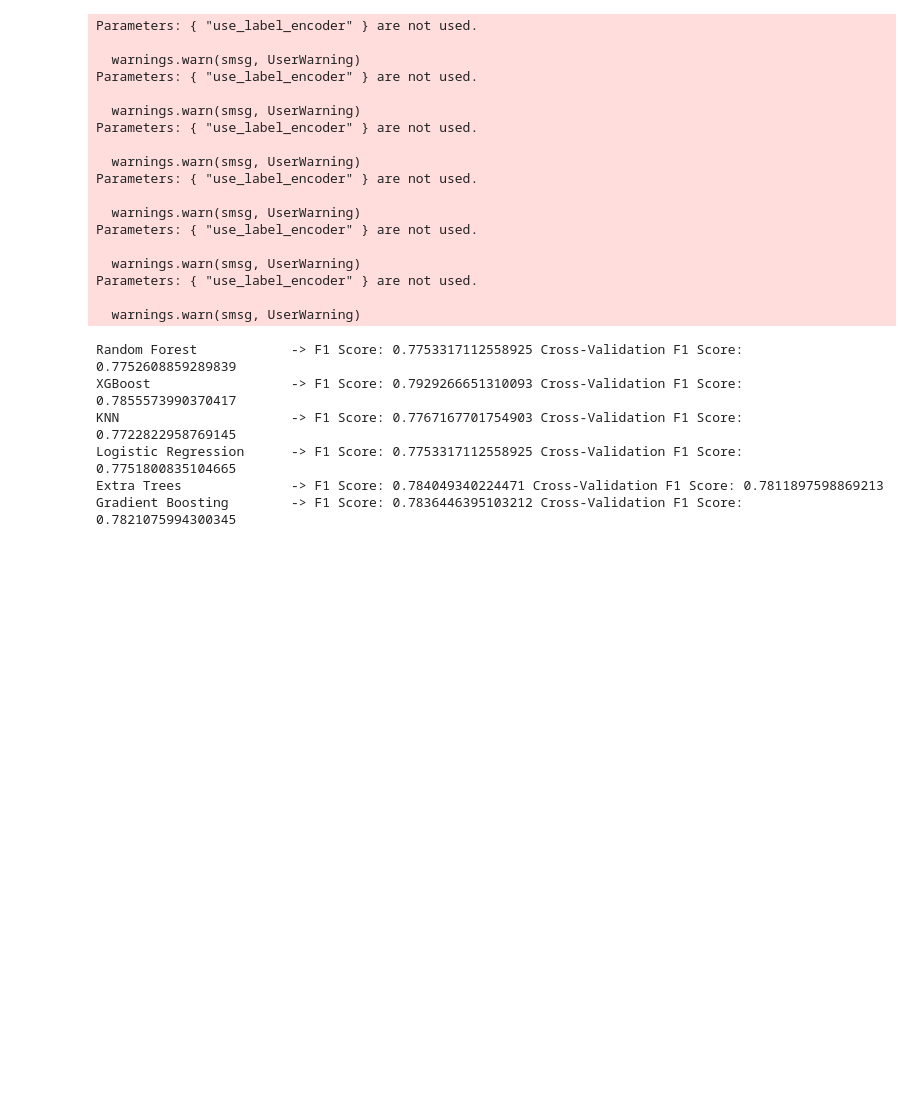
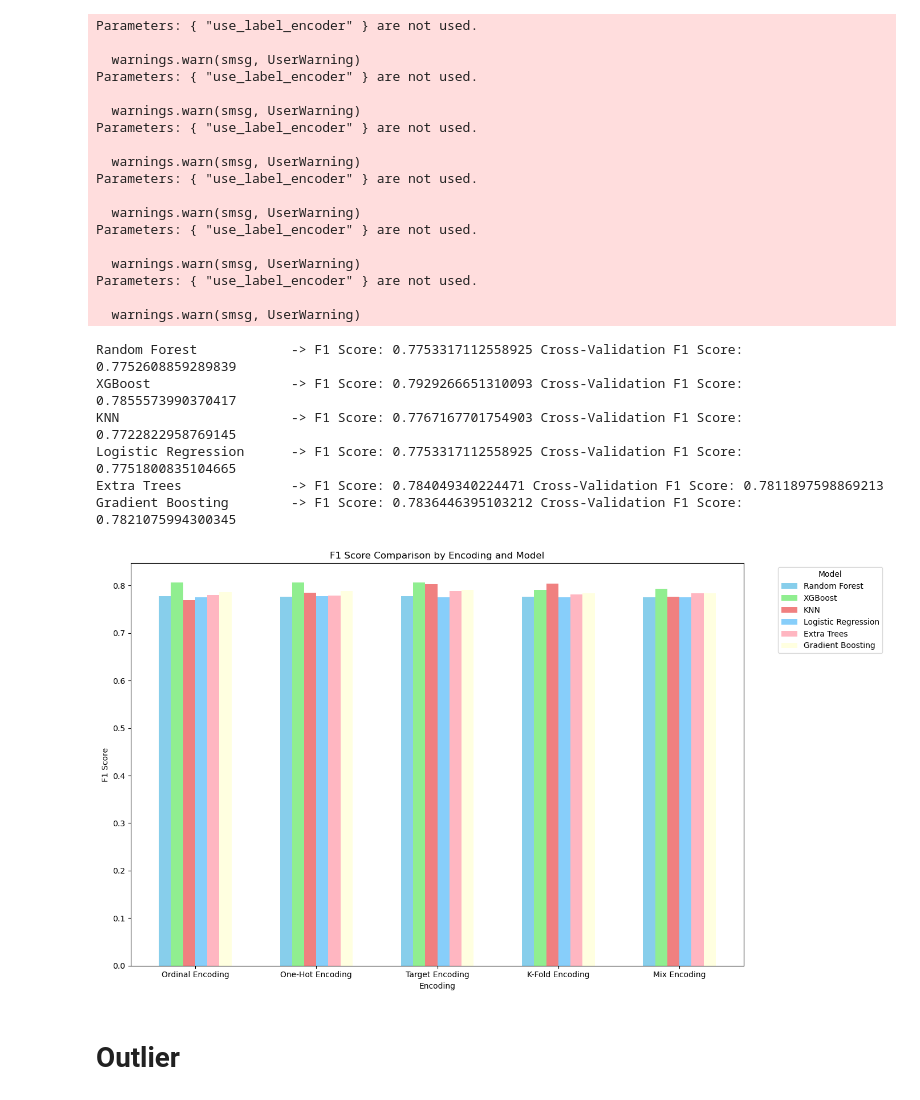
Before and after one commit to ahmadnafi30/3-AhmadNafiMubarok_OrieAbyanMaulana, a Jupyter notebook: code/modeling_vO.ipynb, the cells around one changed output. Saved outputs shown, nothing was run; the diff lists cells and outputs as text; code cells hidden in the pictures; blank space fills up the shorter version.

Commit message:
add outlier

```diff
--- a/code/modeling_vO.ipynb
+++ b/code/modeling_vO.ipynb
@@ -64,5 +64,5 @@ from sklearn.linear_model import LassoCV
 # %% [markdown]
 # Ordinal Encoding
 # %%
-df_encoded_label = pd.read_csv('../datasets/encoded_label.csv')
+df_encoded_ordinal = pd.read_csv('../datasets/encoded_label.csv')
 # %%
@@ -100,8 +100,8 @@ df_encoded_label.isnull().sum().sum()
 # %% [output]
 0
 # %%
-X = df_encoded_label.drop(columns=['Accident_severity'])
-y = df_encoded_label['Accident_severity']
+X = df_encoded_ordinal.drop(columns=['Accident_severity'])
+y = df_encoded_ordinal['Accident_severity']
 
 X_train, X_test, y_train, y_test = train_test_split(X, y, test_size=0.2, random_state=42, stratify=y)
 # %%
@@ -947,0 +927,46 @@ plt.show()
+# %%
+import matplotlib.pyplot as plt
+import numpy as np
+
+# Data
+encodings = ['Ordinal Encoding', 'One-Hot Encoding', 'Target Encoding', 'K-Fold Encoding', 'Mix Encoding']
+models = ['Random Forest', 'XGBoost', 'KNN', 'Logistic Regression', 'Extra Trees', 'Gradient Boosting']
+
+# F1 scores untuk setiap model di bawah encoding yang sesuai
+f1_scores = {
+    'Ordinal Encoding': [ordinal_rf_f1_score, ordinal_xgb_f1_score, ordinal_knn_f1_score, ordinal_logreg_f1_score, ordinal_extra_trees_f1_score, ordinal_gb_f1_score],
+    'One-Hot Encoding': [ohe_rf_f1_score, ohe_xgb_f1_score, ohe_knn_f1_score, ohe_logreg_f1_score, ohe_extra_trees_f1_score, ohe_gb_f1_score],
+    'Target Encoding': [target_rf_f1_score, target_xgb_f1_score, target_knn_f1_score, target_logreg_f1_score, target_extra_trees_f1_score, target_gb_f1_score],
+    'K-Fold Encoding': [kfold_rf_f1_score, kfold_xgb_f1_score, kfold_knn_f1_score, kfold_logreg_f1_score, kfold_extra_trees_f1_score, kfold_gb_f1_score],
+    'Mix Encoding': [mix_rf_f1_score, mix_xgb_f1_score, mix_knn_f1_score, mix_logreg_f1_score, mix_extra_trees_f1_score, mix_gb_f1_score]
+}
+
+# Warna untuk setiap model
+colors = ['skyblue', 'lightgreen', 'lightcoral', 'lightskyblue', 'lightpink', 'lightyellow', 'lightgray']
+
+# Posisi bar di sumbu x
+x = np.arange(len(encodings))  # Posisi encoding
+width = 0.1  # Lebar bar untuk setiap model
+
+# Membuat plot
+plt.figure(figsize=(14, 8))
+
+# Plot bar untuk setiap model
+for i, model in enumerate(models):
+    model_scores = [f1_scores[encoding][i] for encoding in encodings]  # Ambil F1 score untuk model ini di semua encoding
+    plt.bar(x + i * width, model_scores, width=width, label=model, color=colors[i])
+
+# Menambahkan label, judul, dan legenda
+plt.xlabel('Encoding')
+plt.ylabel('F1 Score')
+plt.title('F1 Score Comparison by Encoding and Model')
+plt.xticks(x + width * (len(models) / 2 - 0.5), encodings)  # Posisi label encoding di tengah grup bar
+plt.legend(title='Model', bbox_to_anchor=(1.05, 1), loc='upper left')
+
+# Menampilkan plot
+plt.tight_layout()
+plt.show()
+# %% [output]
+[figure, added]
+# %% [markdown]
+# Outlier
```
Also changed, not shown: parts of 29 cells of this notebook.
